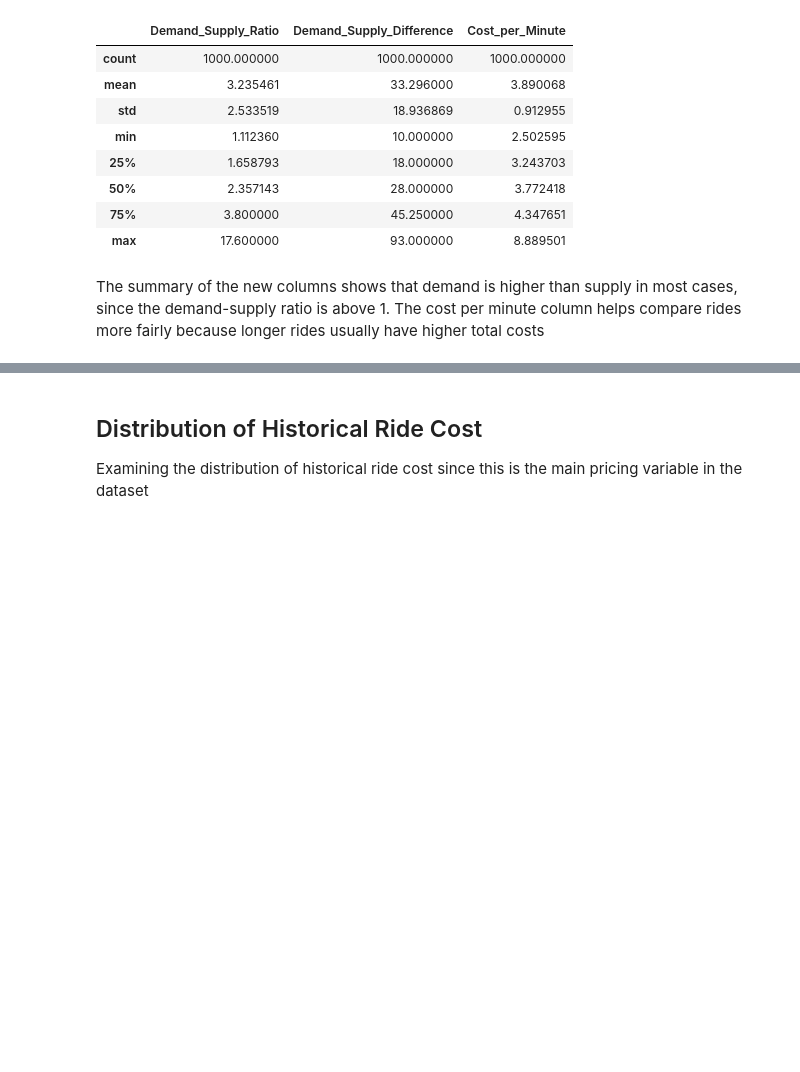
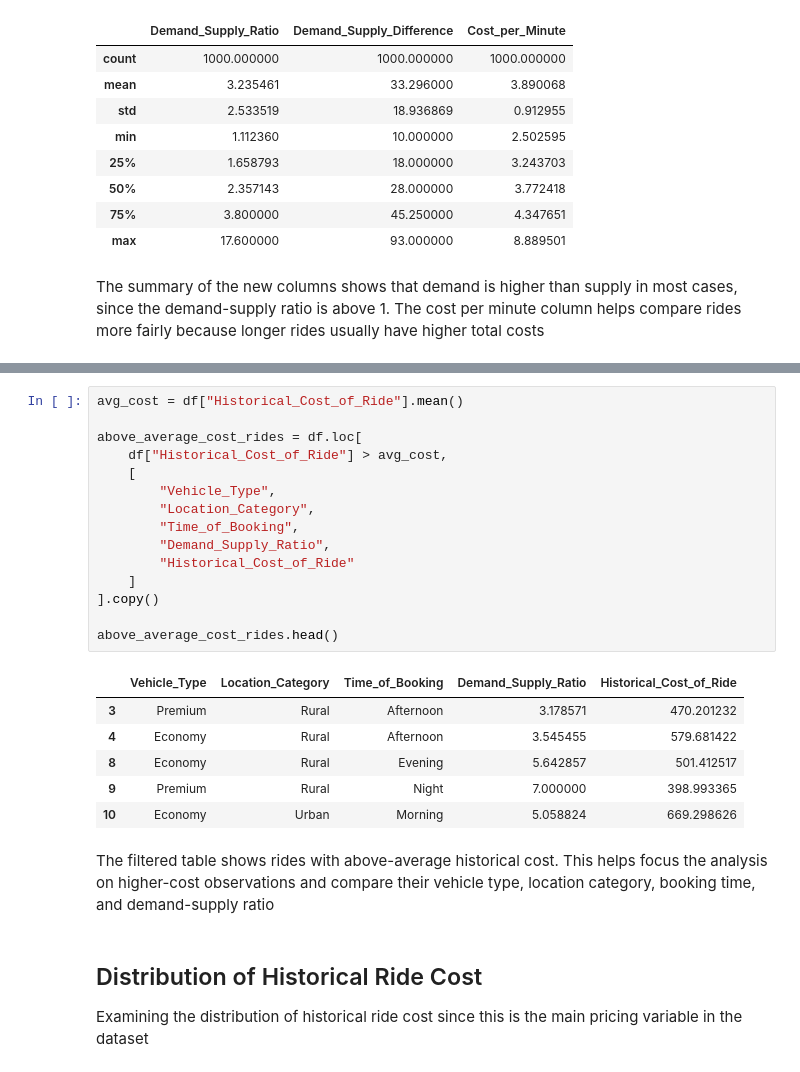
Before and after one commit to victoriabotezatu/dynamic-pricing-project, a Jupyter notebook: Notebooks /02_eda.ipynb, the cells around one changed output, grey strips where cells are left out. Cells and saved outputs as stored; diff of their text form; blank space fills up the shorter version.

```diff
--- a/Notebooks /02_eda.ipynb
+++ b/Notebooks /02_eda.ipynb
@@ -109,3 +172,27 @@ The summary of the new columns shows that demand is higher than supply in most c
+# %%
+avg_cost = df["Historical_Cost_of_Ride"].mean()
+
+above_average_cost_rides = df.loc[
+    df["Historical_Cost_of_Ride"] > avg_cost,
+    [
+        "Vehicle_Type",
+        "Location_Category",
+        "Time_of_Booking",
+        "Demand_Supply_Ratio",
+        "Historical_Cost_of_Ride"
+    ]
+].copy()
+
+above_average_cost_rides.head()
+# %% [output]
+|  | Vehicle_Type | Location_Category | Time_of_Booking | Demand_Supply_Ratio | Historical_Cost_of_Ride |
+| 3 | Premium | Rural | Afternoon | 3.178571 | 470.201232 |
+| 4 | Economy | Rural | Afternoon | 3.545455 | 579.681422 |
+| 8 | Economy | Rural | Evening | 5.642857 | 501.412517 |
+| 9 | Premium | Rural | Night | 7.000000 | 398.993365 |
+| 10 | Economy | Urban | Morning | 5.058824 | 669.298626 |
+# %% [markdown]
+The filtered table shows rides with above-average historical cost. This helps focus the analysis on higher-cost observations and compare their vehicle type, location category, booking time, and demand-supply ratio
 # %% [markdown]
 ## Distribution of Historical Ride Cost
 
```
Also changed, not shown: parts of 7 cells of this notebook.
